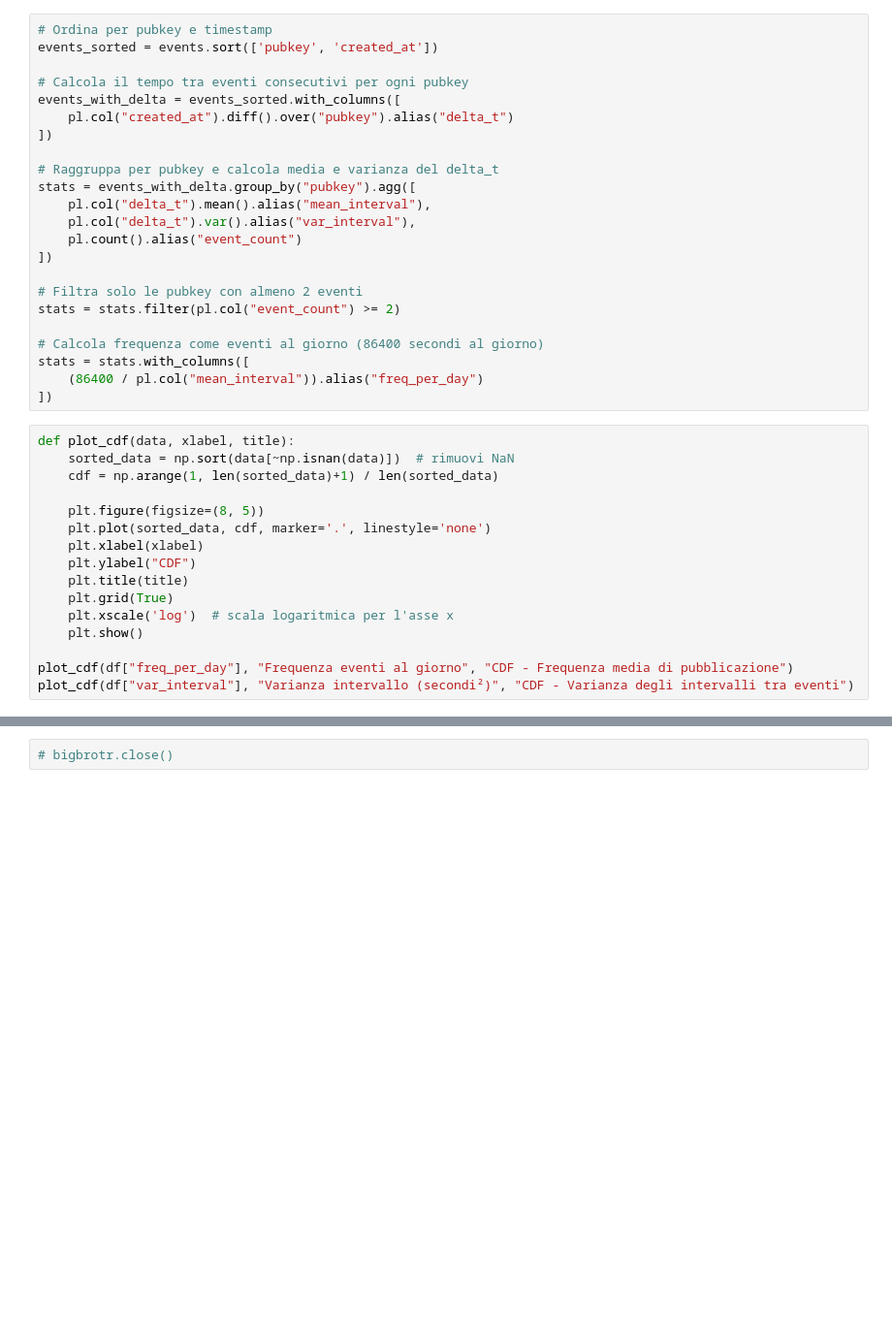
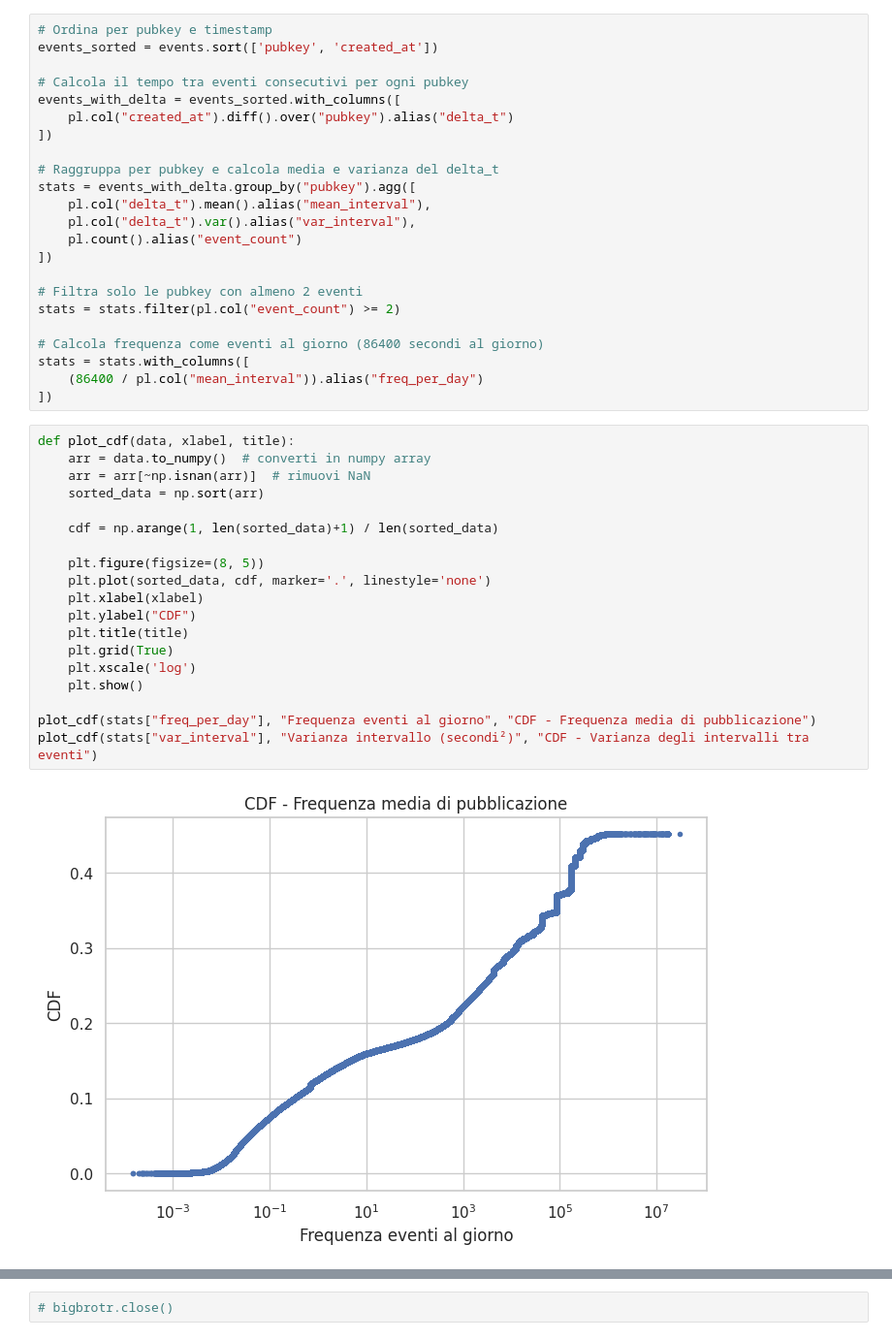
Before and after one commit to Bigbrotr/analysis, a Jupyter notebook: analysis/src/events_overview.ipynb, the cells around one changed output, grey strips where cells are left out. Shown at 97% size. Drawn from its saved outputs; the diff is of its cells as text; blank space fills up the shorter version.

Commit message:
update events overview

```diff
--- a/analysis/src/events_overview.ipynb
+++ b/analysis/src/events_overview.ipynb
@@ -995,17 +1020,22 @@ stats = stats.with_columns([
 ])
 # %%
 def plot_cdf(data, xlabel, title):
-    sorted_data = np.sort(data[~np.isnan(data)])  # rimuovi NaN
+    arr = data.to_numpy()  # converti in numpy array
+    arr = arr[~np.isnan(arr)]  # rimuovi NaN
+    sorted_data = np.sort(arr)
+
     cdf = np.arange(1, len(sorted_data)+1) / len(sorted_data)
 
     plt.figure(figsize=(8, 5))
     plt.plot(sorted_data, cdf, marker='.', linestyle='none')
     plt.xlabel(xlabel)
     plt.ylabel("CDF")
     plt.title(title)
     plt.grid(True)
-    plt.xscale('log')  # scala logaritmica per l'asse x
+    plt.xscale('log')
     plt.show()
 
-plot_cdf(df["freq_per_day"], "Frequenza eventi al giorno", "CDF - Frequenza media di pubblicazione")
-plot_cdf(df["var_interval"], "Varianza intervallo (secondi²)", "CDF - Varianza degli intervalli tra eventi")
+plot_cdf(stats["freq_per_day"], "Frequenza eventi al giorno", "CDF - Frequenza media di pubblicazione")
+plot_cdf(stats["var_interval"], "Varianza intervallo (secondi²)", "CDF - Varianza degli intervalli tra eventi")
+# %% [output]
+[figure, added]
```
Also changed, not shown: parts of 20 cells of this notebook.
